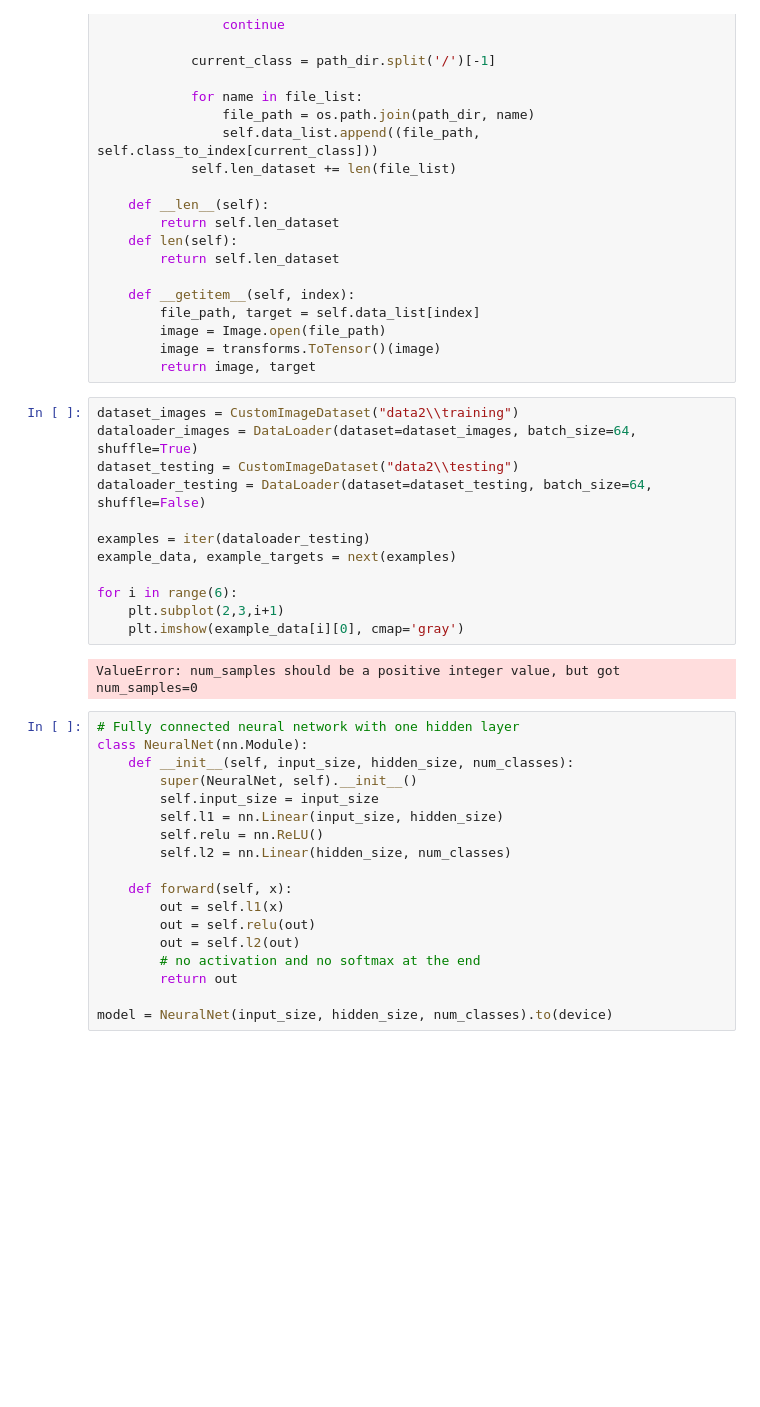
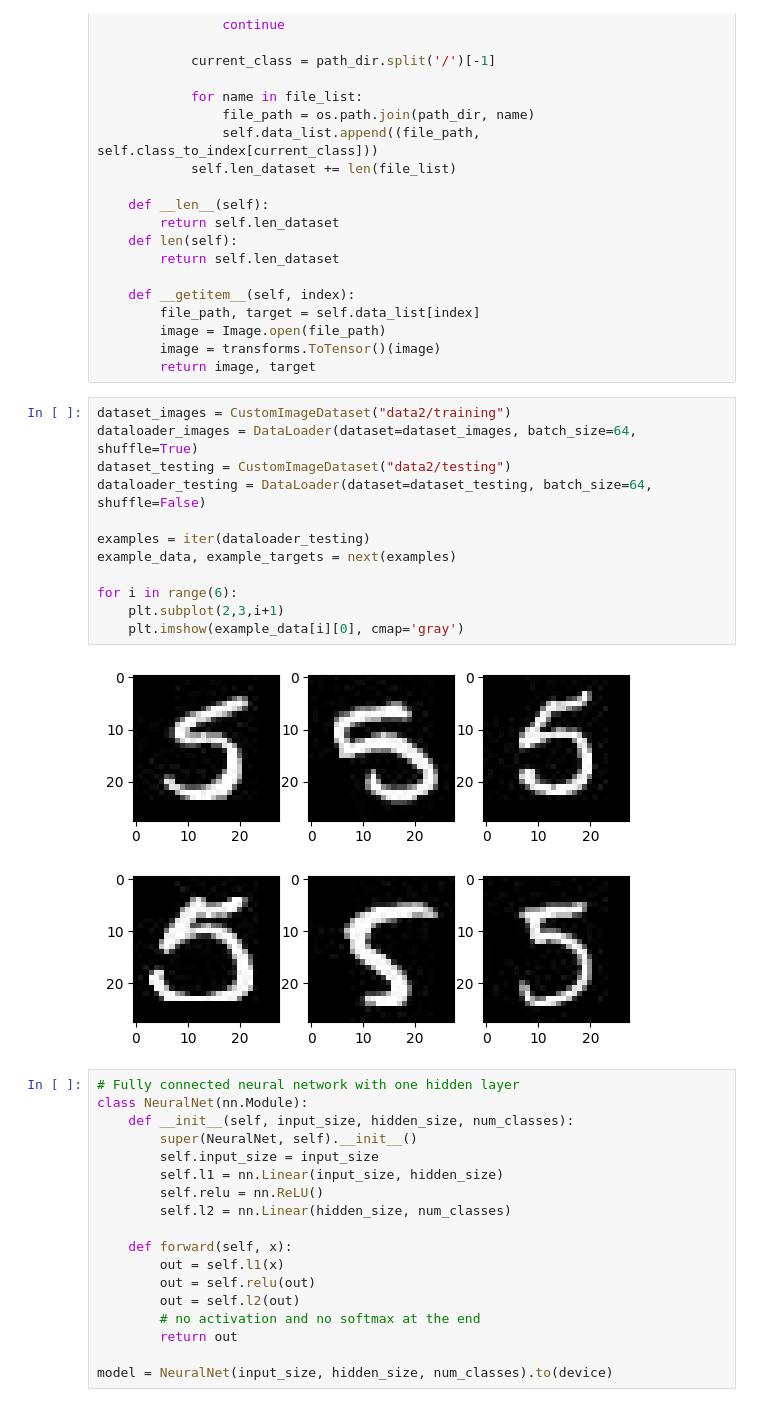
Before and after one commit to clerfayt28/Pitonchik, a Jupyter notebook: Exam6.ipynb, the cells around one changed output. Saved outputs shown, nothing was run; the diff lists cells and outputs as text; blank space fills up the shorter version.

```diff
--- a/Exam6.ipynb
+++ b/Exam6.ipynb
@@ -114,19 +131,19 @@ class CustomImageDataset(Dataset):
         image = transforms.ToTensor()(image)
         return image, target
 # %%
-dataset_images = CustomImageDataset("data2\\training")
+dataset_images = CustomImageDataset("data2/training")
 dataloader_images = DataLoader(dataset=dataset_images, batch_size=64, shuffle=True)
-dataset_testing = CustomImageDataset("data2\\testing")
+dataset_testing = CustomImageDataset("data2/testing")
 dataloader_testing = DataLoader(dataset=dataset_testing, batch_size=64, shuffle=False)
 
 examples = iter(dataloader_testing)
 example_data, example_targets = next(examples)
 
 for i in range(6):
     plt.subplot(2,3,i+1)
     plt.imshow(example_data[i][0], cmap='gray')
 # %% [output]
-ValueError: num_samples should be a positive integer value, but got num_samples=0
+[figure, added]
 # %%
 # Fully connected neural network with one hidden layer
 class NeuralNet(nn.Module):
```
Also changed, not shown: parts of 2 cells of this notebook.
